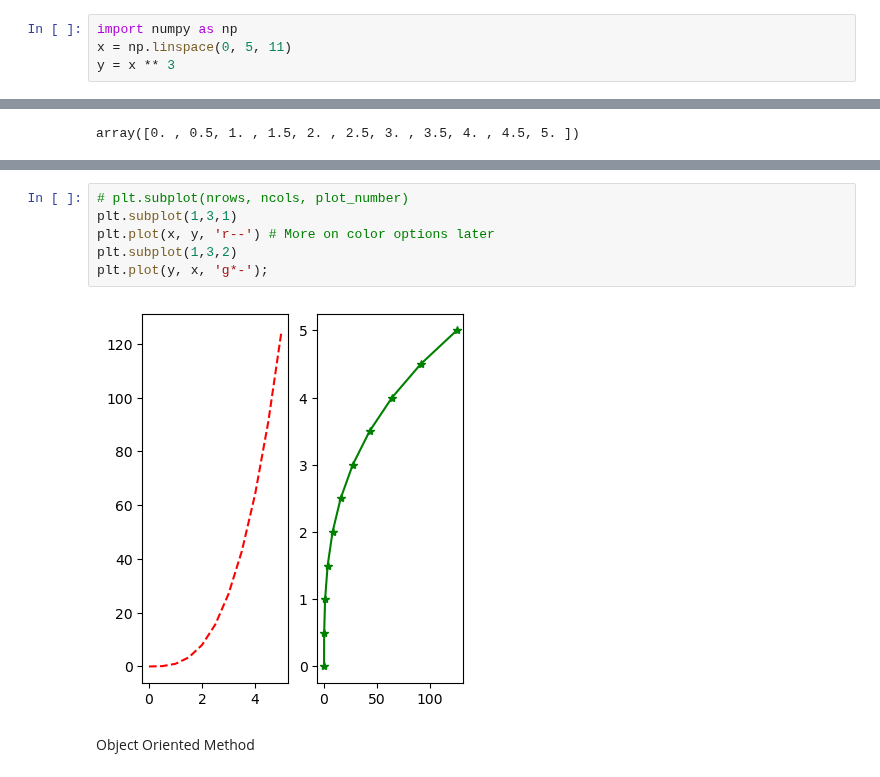
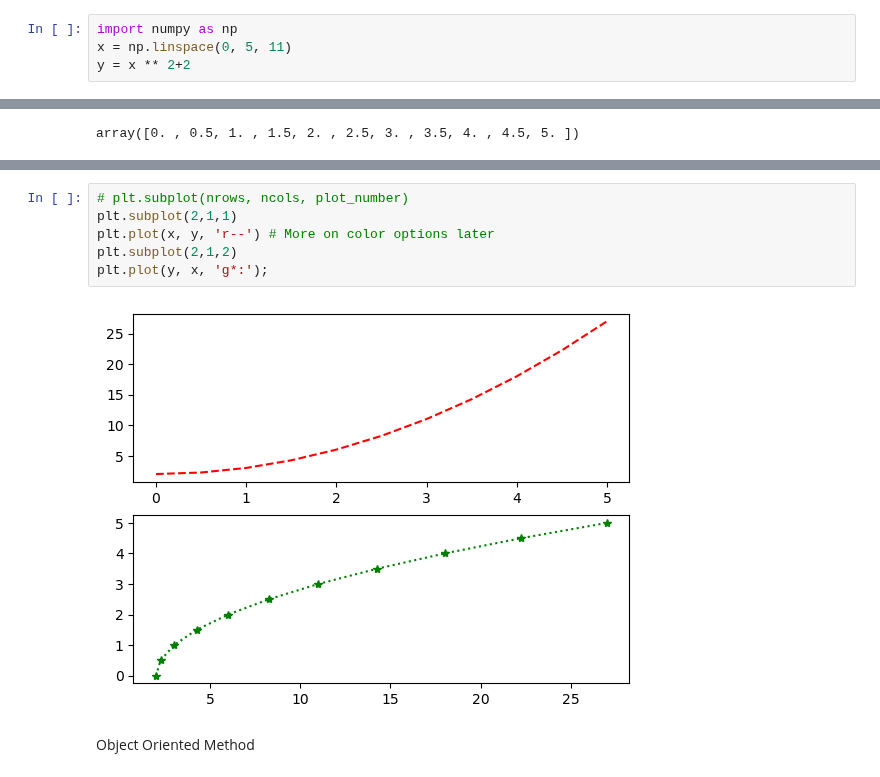
Before and after one commit to 34-anish/ML-Bootcamp, a Jupyter notebook: matplotloib/Untitled.ipynb, the cells around one changed output, grey strips where cells are left out. Saved outputs shown, nothing was run; the diff lists cells and outputs as text.

```diff
--- a/matplotloib/Untitled.ipynb
+++ b/matplotloib/Untitled.ipynb
@@ -5,7 +23,7 @@ import matplotlib.pyplot as plt
 # %%
 import numpy as np
 x = np.linspace(0, 5, 11)
-y = x ** 3
+y = x ** 2+2
 # %%
 x
 # %% [output]
@@ -27,11 +45,11 @@ Text(0.5, 1.0, 'String Title Here')
 # %%
 # plt.subplot(nrows, ncols, plot_number)
-plt.subplot(1,3,1)
+plt.subplot(2,1,1)
 plt.plot(x, y, 'r--') # More on color options later
-plt.subplot(1,3,2)
-plt.plot(y, x, 'g*-');
+plt.subplot(2,1,2)
+plt.plot(y, x, 'g*:');
 # %% [output]
-[figure, old version]
+[figure, new version]
 # %% [markdown]
 Object Oriented Method
 # %%
```
Also changed, not shown: parts of 17 cells of this notebook, 1 other file.
